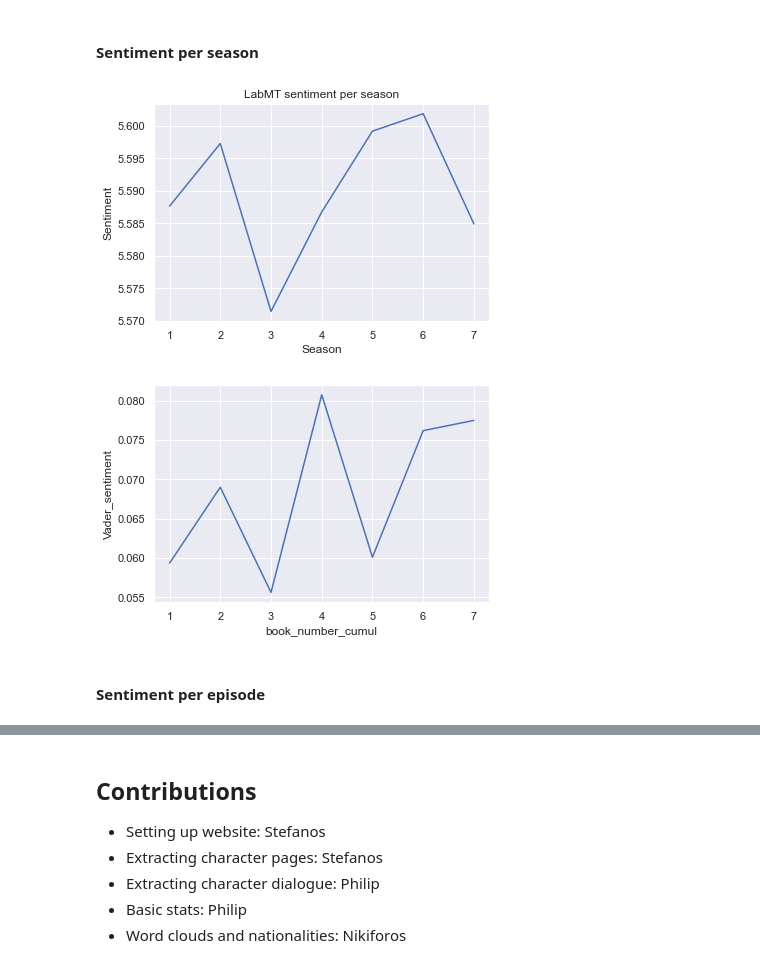
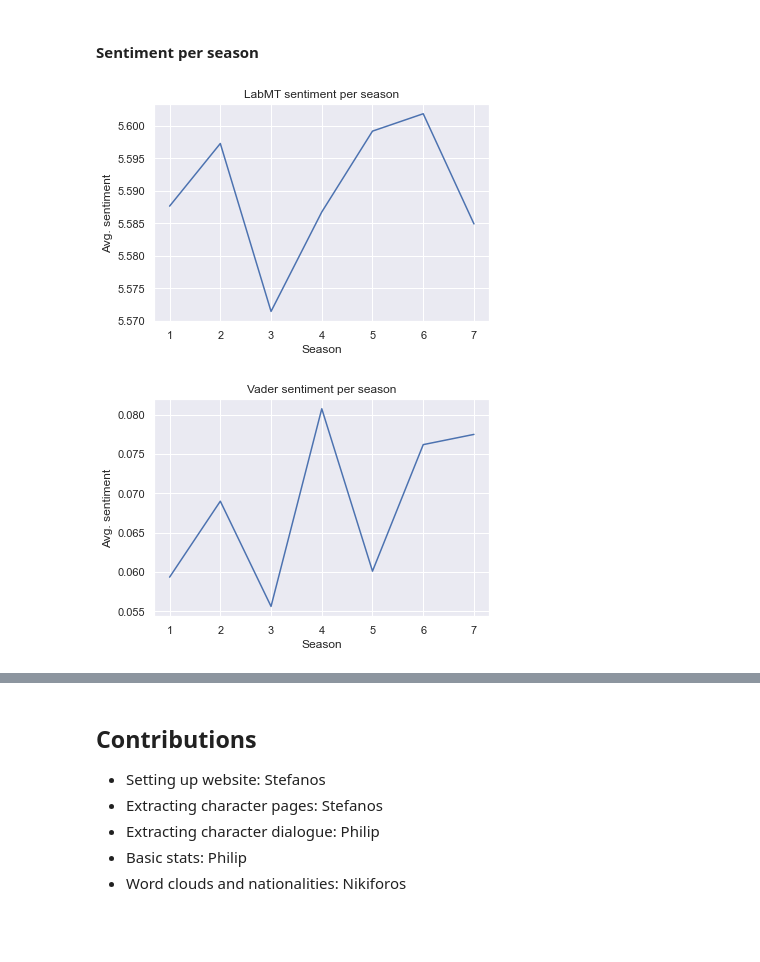
Before and after one commit to philipwastakenwastaken/social-graphs-project-2021, a Jupyter notebook: explainer.ipynb, the cells around one changed output, grey strips where cells are left out. Cells and saved outputs as stored; diff of their text form; code cells hidden in the pictures; blank space fills up the shorter version.

```diff
--- a/explainer.ipynb
+++ b/explainer.ipynb
@@ -1994,17 +1996,15 @@ season_sentiment = dialog_df_groups.groupby('book_number_cumul').mean()
 sns.lineplot(x=season_sentiment.index, y=season_sentiment['labMT_sentiment'])
 plt.title('LabMT sentiment per season')
 plt.xlabel('Season')
-plt.ylabel('Sentiment')
+plt.ylabel('Avg. sentiment')
 plt.show()
 # %% [output]
-[figure, old version]
+[figure, new version]
 # %%
 sns.lineplot(x=season_sentiment.index, y=season_sentiment['Vader_sentiment'])
 plt.title('Vader sentiment per season')
 plt.xlabel('Season')
-plt.ylabel('Sentiment')
+plt.ylabel('Avg. sentiment')
 plt.show()
 # %% [output]
-[figure, old version]
+[figure, new version]
-# %% [markdown]
-#### Sentiment per episode
```
Also changed, not shown: parts of 12 cells of this notebook.
